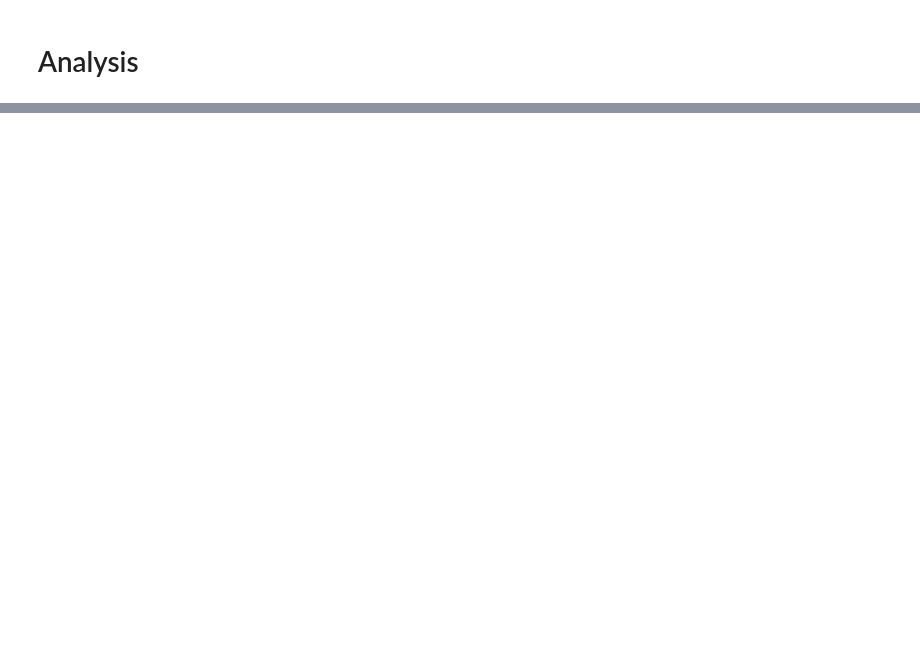
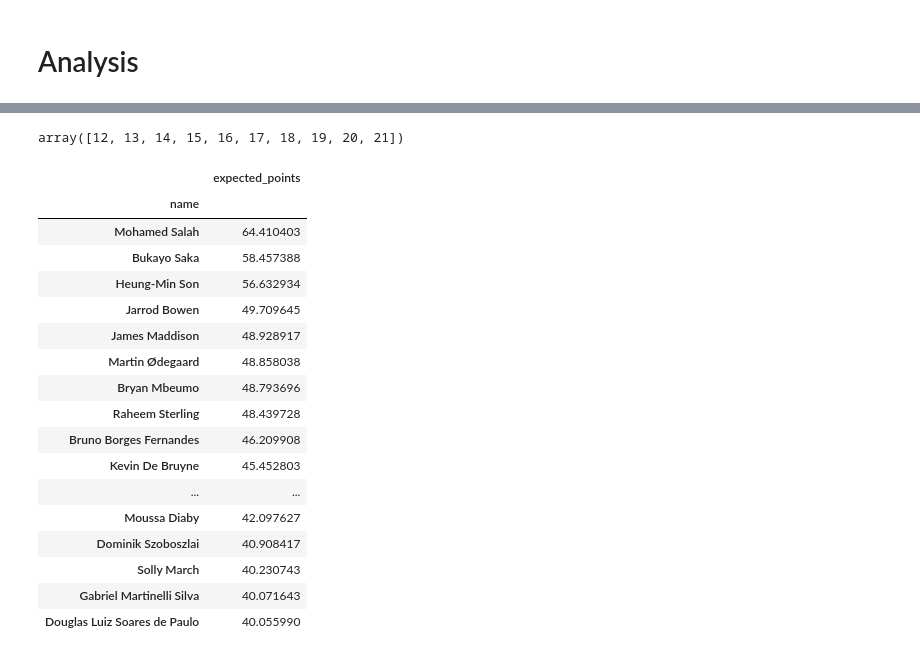
Before and after one commit to jaksticks/Fantasy-Premier-League, a Jupyter notebook: season23_24/notebooks/6_player_analysis.ipynb, the cells around one changed output, grey strips where cells are left out. Cells and saved outputs as stored; diff of their text form; code cells hidden in the pictures; blank space fills up the shorter version.

```diff
--- a/season23_24/notebooks/6_player_analysis.ipynb
+++ b/season23_24/notebooks/6_player_analysis.ipynb
@@ -36,7 +85,30 @@ df
+# %%
+np.arange(latest_gameweek+1, latest_gameweek+11)
+# %% [output]
+array([12, 13, 14, 15, 16, 17, 18, 19, 20, 21])
 # %%
-(projections[(projections.gameweek.isin([7,8])) & (projections.element_type==4)]
+(projections[(projections.gameweek.isin(np.arange(latest_gameweek+1, latest_gameweek+11))) & (projections.element_type==3)]
  .groupby('name')
  .sum()
  .sort_values('expected_points', ascending=False).head(20))[['expected_points']]
+# %% [output]
+|  | expected_points |
+| name |  |
+| Mohamed Salah | 64.410403 |
+| Bukayo Saka | 58.457388 |
+| Heung-Min Son | 56.632934 |
+| Jarrod Bowen | 49.709645 |
+| James Maddison | 48.928917 |
+| Martin Ødegaard | 48.858038 |
+| Bryan Mbeumo | 48.793696 |
+| Raheem Sterling | 48.439728 |
+| Bruno Borges Fernandes | 46.209908 |
+| Kevin De Bruyne | 45.452803 |
+| ... | ... |
+| Moussa Diaby | 42.097627 |
+| Dominik Szoboszlai | 40.908417 |
+| Solly March | 40.230743 |
+| Gabriel Martinelli Silva | 40.071643 |
+| Douglas Luiz Soares de Paulo | 40.055990 |
 # %%
 projections[projections['name'].str.contains('Moussa')].name.unique()
```
Also changed, not shown: parts of 10 cells of this notebook, 26 other files.
